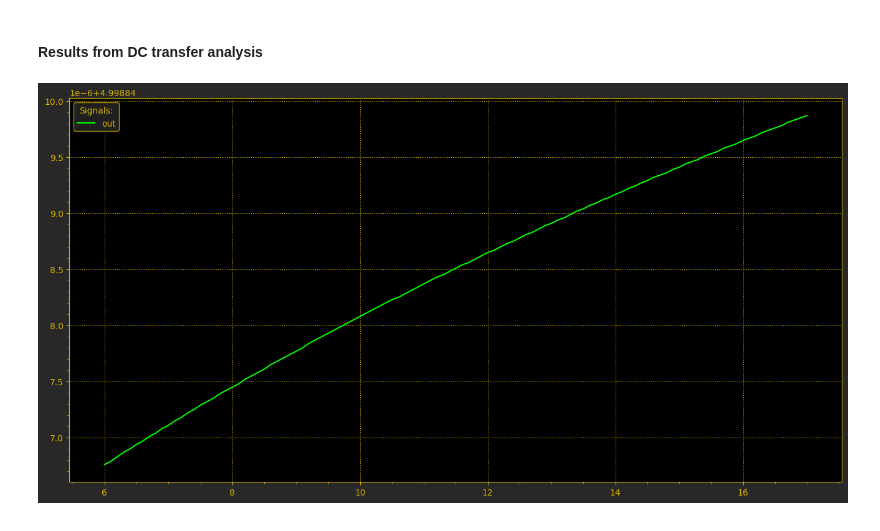
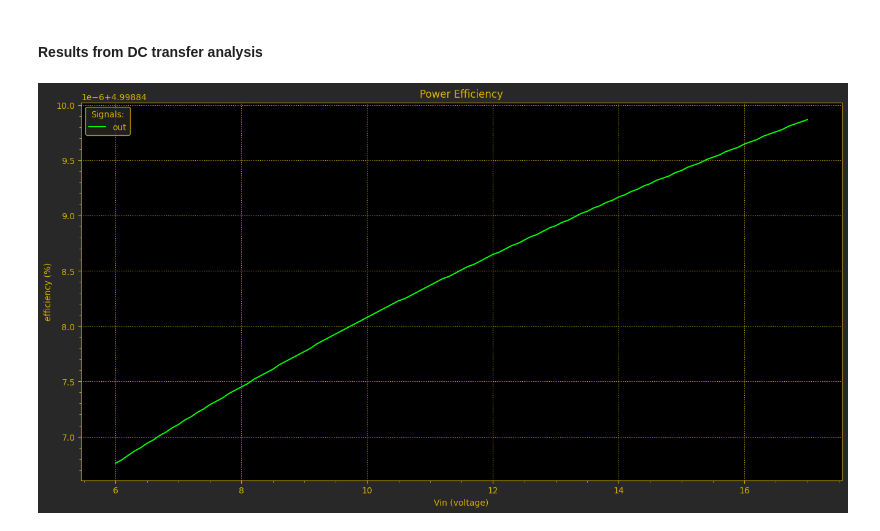
Before and after one commit to astorguy/sw_pwr_book_sim, a Jupyter notebook: python/sec_1_04_02_lin_reg.ipynb, the cells around one changed output. Saved outputs shown, nothing was run; the diff lists cells and outputs as text; code cells hidden in the pictures.

```diff
--- a/python/sec_1_04_02_lin_reg.ipynb
+++ b/python/sec_1_04_02_lin_reg.ipynb
@@ -183,10 +184,14 @@ vref#branch    0.0
 # %% [markdown]
 #### Results from DC transfer analysis
 # %%
+pwr1 = copy.deepcopy(sim_results[1])
+pwr1.vec_subset(VEC_POWER_CALC.list_out())
+
+
 plot_data = sim_results[1].x_axis_and_sigs(VEC_OUT.list_out())
 y_names = VEC_OUT.list_out()
 my_plt = spi.Plot("my_plot", plot_data, y_names, RESULTS_PATH)
-
-# spi.display_plots()
+my_plt.set_title("Power Efficiency")
+my_plt.define_axes(("Vin", "voltage", "linear"), ("efficiency", "%", "linear"))
 # %% [output]
-[figure, old version]
+[figure, new version]
```
Also changed, not shown: parts of 2 cells of this notebook.
